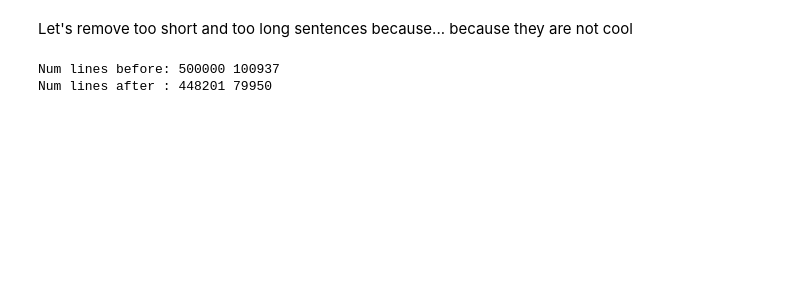
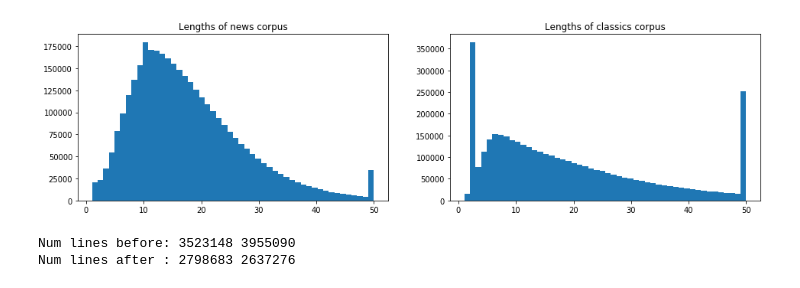
Before and after one commit to universome/text-style-transfer, a Jupyter notebook: notebooks/style-transfer.ipynb, the cells around one changed output. Cells and saved outputs as stored; diff of their text form; code cells hidden in the pictures; blank space fills up the shorter version.

```diff
--- a/notebooks/style-transfer.ipynb
+++ b/notebooks/style-transfer.ipynb
@@ -44,2 +7,7 @@ train_trg = [s.split() for s in train_trg if len(s) != 0]
-# %% [markdown]
-Let's remove too short and too long sentences because... because they are not cool
+# %%
+import sys; sys.path += ['..', '../src']
+
+import os
+
+DATA_PATH = '../data/generated'
+read_data = lambda d: open(os.path.join(DATA_PATH, d)).read().splitlines()
@@ -45,0 +41,25 @@ Let's remove too short and too long sentences because... because they are not co
+# %%
+import os
+from src.vocab import Vocab
+
+train_src = read_data('news.ru.tok.ne.unk_ne.common.bpe')
+train_trg = read_data('classics.split.tok.ne.unk_ne.common.bpe')
+
+lens_src = [len(s.split()) for s in train_src]
+lens_trg = [len(s.split()) for s in train_trg]
+# %%
+import numpy as np
+import matplotlib.pyplot as plt
+
+maxout = lambda lens: [min(l,50) for l in lens]
+
+plt.figure(figsize=(16, 4))
+plt.subplot(121)
+plt.title('Lengths of news corpus')
+plt.hist(maxout(lens_src), bins=50);
+
+plt.subplot(122)
+plt.title('Lengths of classics corpus')
+plt.hist(maxout(lens_trg), bins=50);
+# %% [output]
+[figure, added]
@@ -46,13 +78,19 @@ Let's remove too short and too long sentences because... because they are not co
 # %%
+import os
+from src.vocab import Vocab
+
+train_src = read_data('news.ru.tok.ne.unk_ne.common.bpe')
+train_trg = read_data('classics.split.tok.ne.unk_ne.common.bpe')
+
 min_len = 10
-max_len = 90
+max_len = 100
 
+# Removing too short and too long sentences
 print('Num lines before:', len(train_src), len(train_trg))
-
-train_src = [s for s in train_src if min_len < len(s) < (max_len - 2)]
-train_trg = [s for s in train_trg if min_len < len(s) < (max_len - 2)]
-
+filter_by_length = lambda corpus: [s for s in corpus if min_len <= len(s.split()) <= max_len]
+train_src = filter_by_length(train_src)
+train_trg = filter_by_length(train_trg)
 print('Num lines after :', len(train_src), len(train_trg))
 # %% [output]
-Num lines before: 500000 100937
-Num lines after : 448201 79950
+Num lines before: 3523148 3955090
+Num lines after : 2798683 2637276
```
Also changed, not shown: parts of 15 cells of this notebook, 2 other files.
